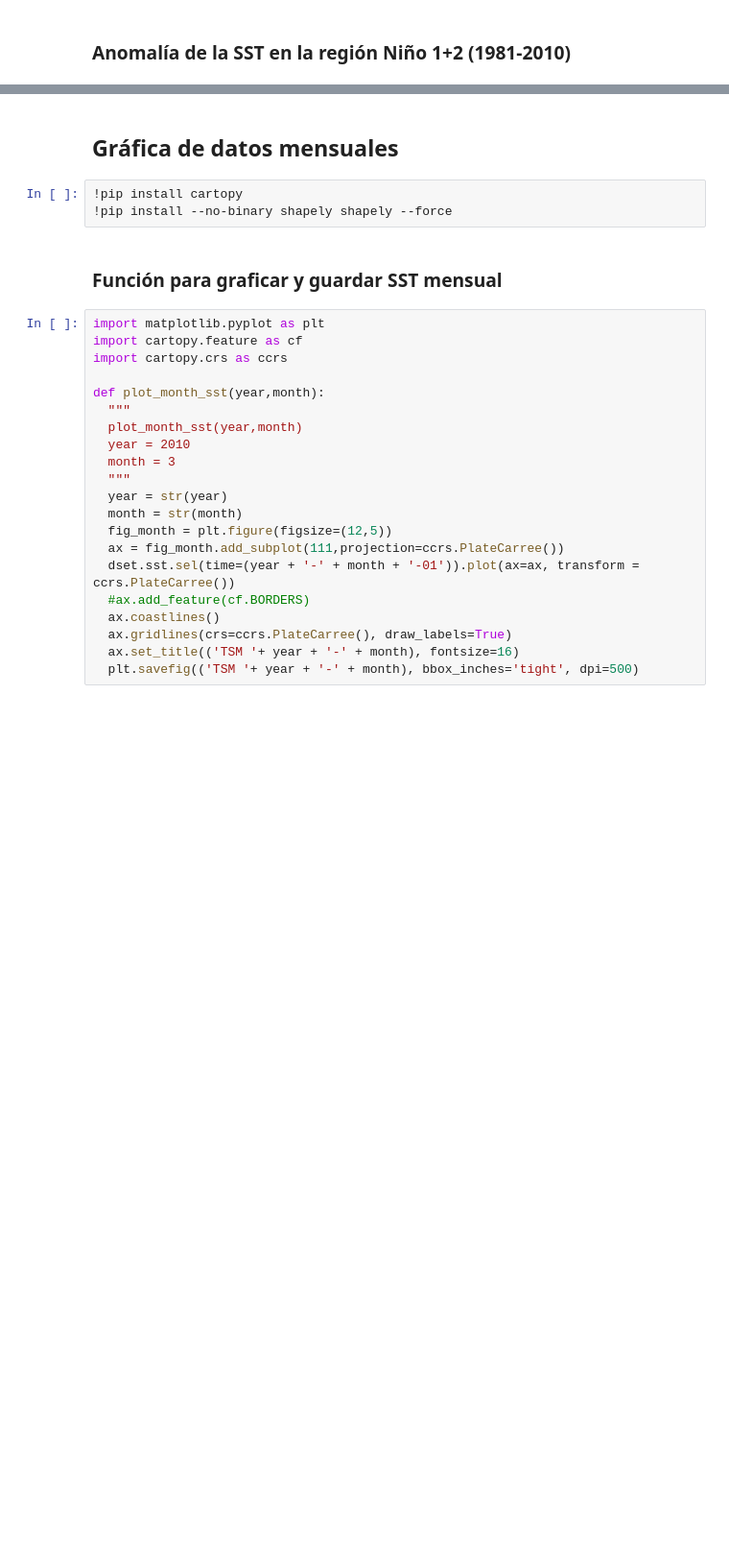
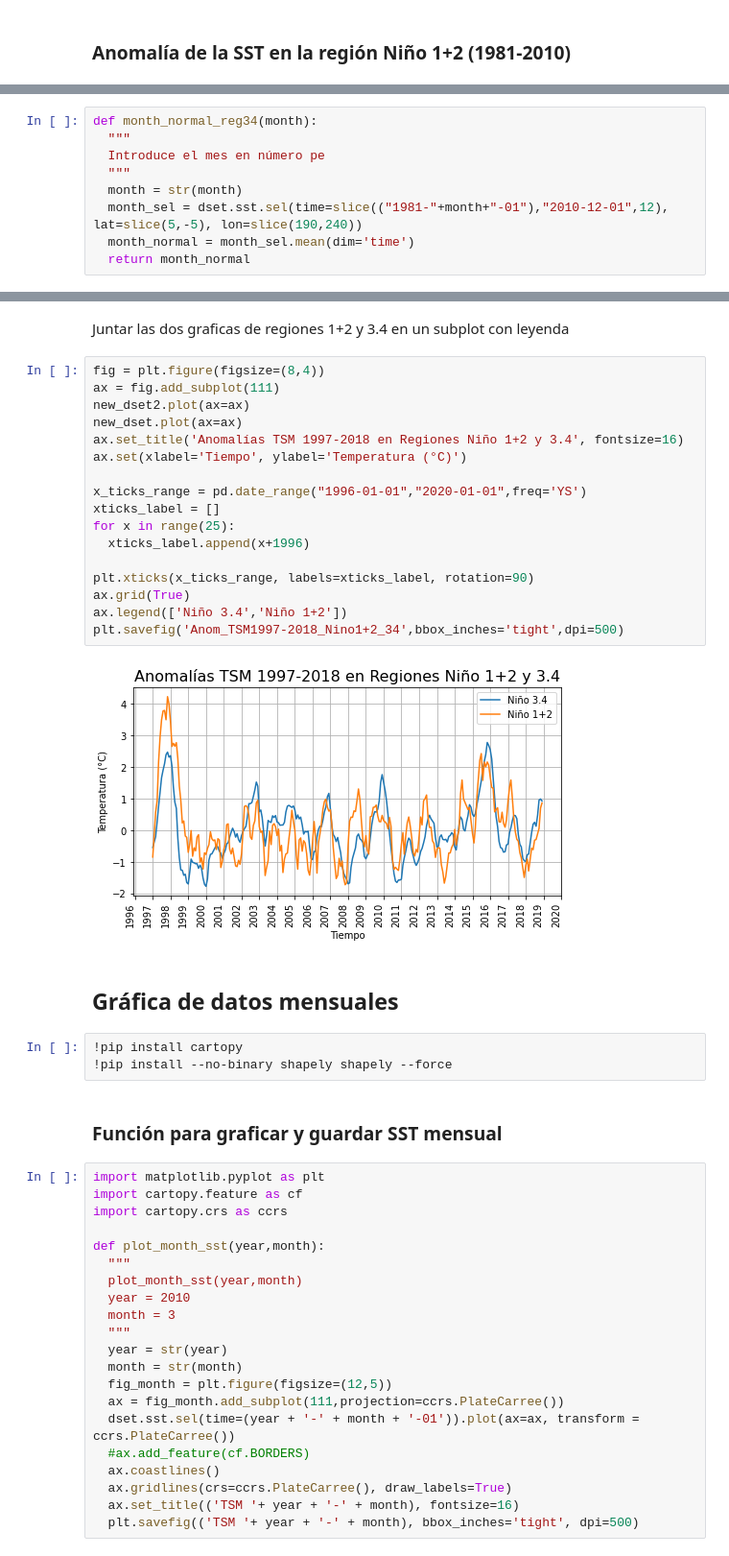
Before and after one commit to LuisMm16/datos_atmosfericos_python, a Jupyter notebook: ERSST_Tesis.ipynb, the cells around one changed output, grey strips where cells are left out. Shown: that part at 96% size. Cells and saved outputs as stored; diff of their text form; blank space fills up the shorter version.

```diff
--- a/ERSST_Tesis.ipynb
+++ b/ERSST_Tesis.ipynb
@@ -87,0 +74,9 @@ Attributes: (12/37)
+# %%
+def month_normal_reg34(month):
+  """
+  Introduce el mes en número pe
+  """
+  month = str(month)
+  month_sel = dset.sst.sel(time=slice(("1981-"+month+"-01"),"2010-12-01",12), lat=slice(5,-5), lon=slice(190,240))
+  month_normal = month_sel.mean(dim='time')
+  return month_normal
@@ -88,3 +95,24 @@ Attributes: (12/37)
+# %% [markdown]
+Juntar las dos graficas de regiones 1+2 y 3.4 en un subplot con leyenda
+# %%
+fig = plt.figure(figsize=(8,4))
+ax = fig.add_subplot(111)
+new_dset2.plot(ax=ax)
+new_dset.plot(ax=ax)
+ax.set_title('Anomalías TSM 1997-2018 en Regiones Niño 1+2 y 3.4', fontsize=16)
+ax.set(xlabel='Tiempo', ylabel='Temperatura (°C)')
+
+x_ticks_range = pd.date_range("1996-01-01","2020-01-01",freq='YS')
+xticks_label = []
+for x in range(25):
+  xticks_label.append(x+1996)
+
+plt.xticks(x_ticks_range, labels=xticks_label, rotation=90)
+ax.grid(True)
+ax.legend(['Niño 3.4','Niño 1+2'])
+plt.savefig('Anom_TSM1997-2018_Nino1+2_34',bbox_inches='tight',dpi=500)
+# %% [output]
+[figure, added]
 # %% [markdown]
 ## Gráfica de datos mensuales
 # %%
```
Also changed, not shown: parts of 16 cells of this notebook.
